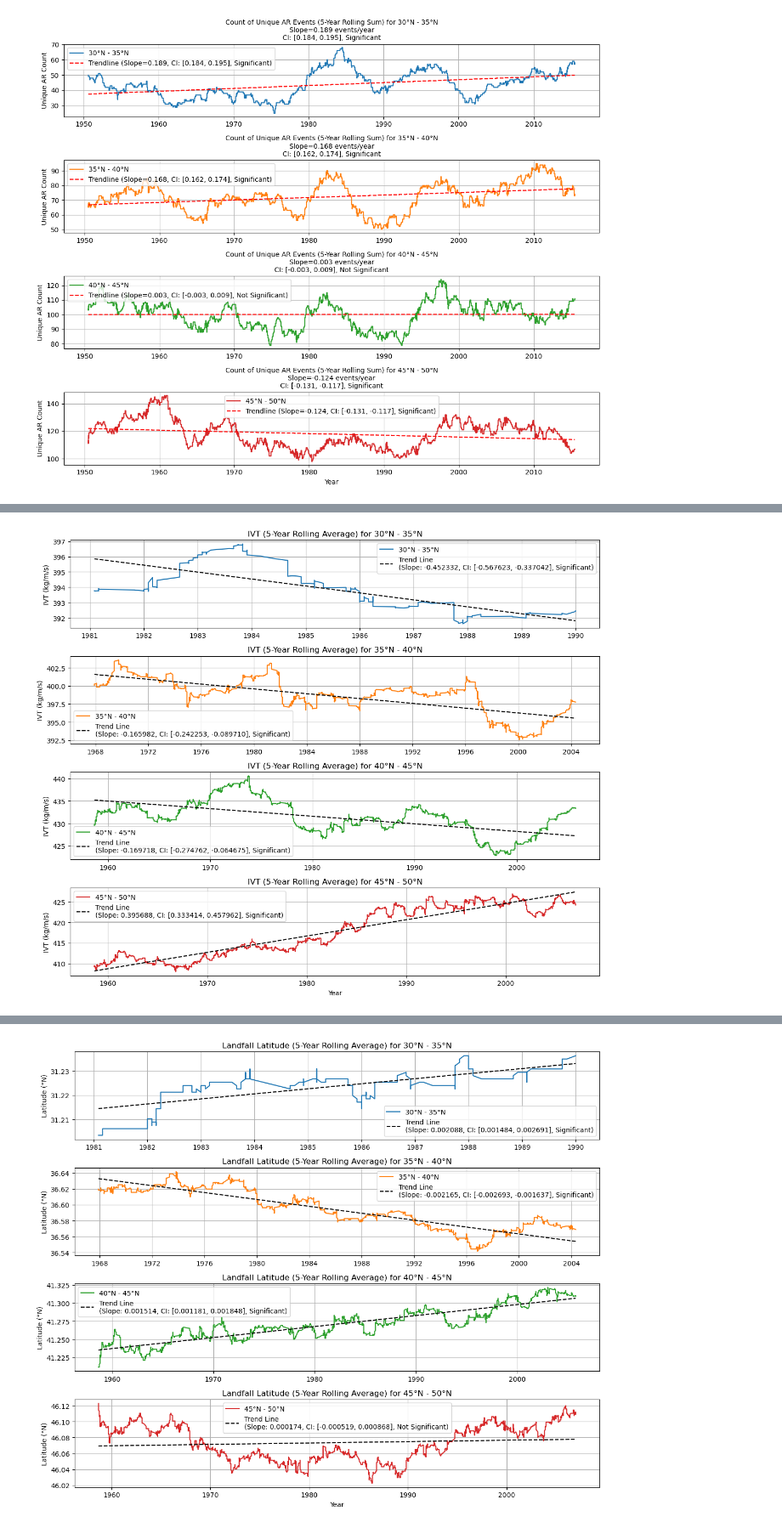
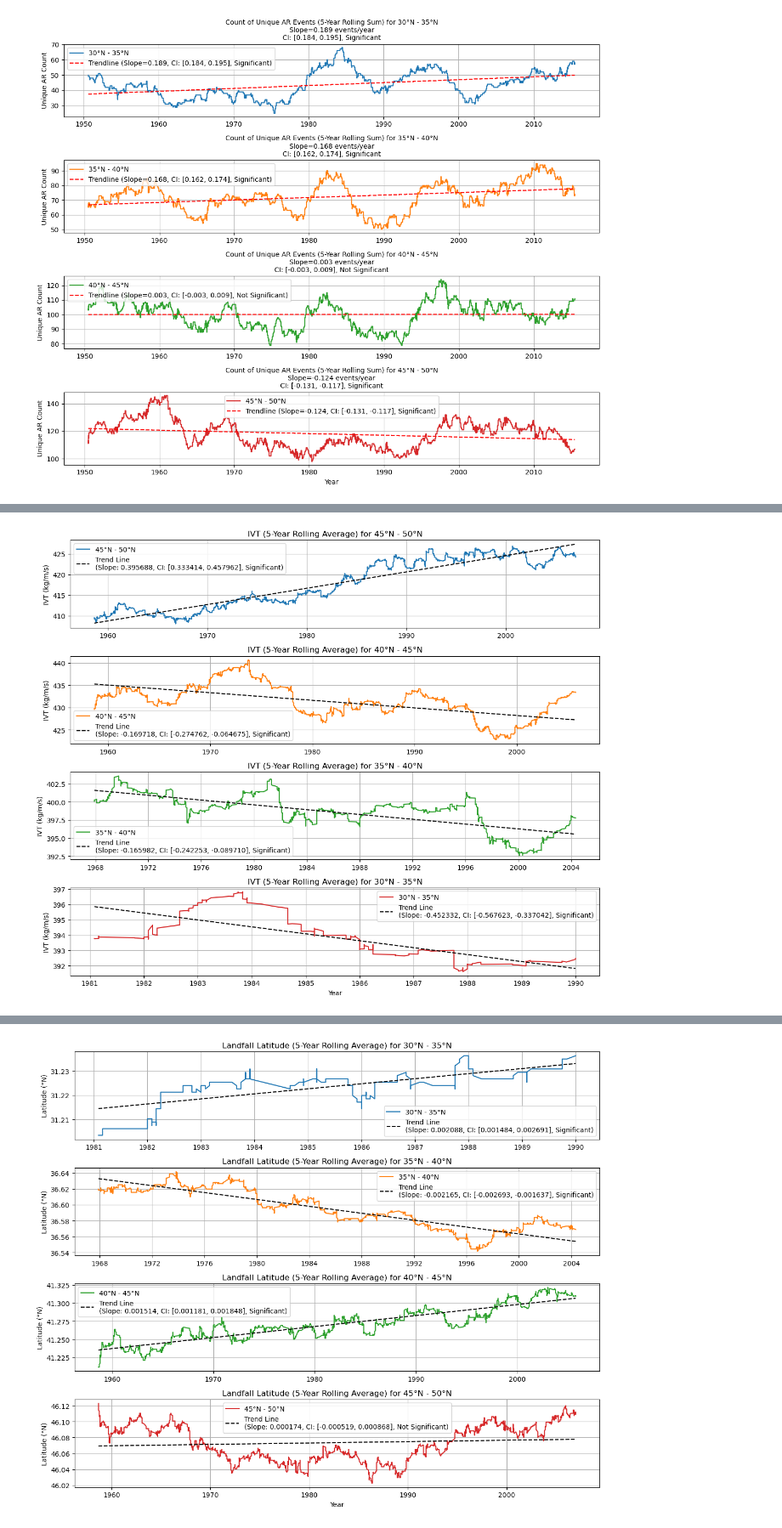
Before and after one commit to BrandonBourassa/Capstone-Code-Portfolio-ATMS-596, a Jupyter notebook: Capstone_Project_Bourassa.ipynb, the cells around one changed output, grey strips where cells are left out. Shown at 85% size. Drawn from its saved outputs; the diff is of its cells as text; code cells hidden in the pictures.

```diff
--- a/Capstone_Project_Bourassa.ipynb
+++ b/Capstone_Project_Bourassa.ipynb
@@ -290,7 +365,6 @@ Latitude Band: 45°N-50°N
   Significant: Yes
 --------------------------------------------------
 # %%
-
 # Extract variables
 time = pd.to_datetime(ar_catalog['time'].values)
 latitude = ar_catalog['Coastal_latitude'].values
@@ -310,10 +384,11 @@ for band in latitude_bands:
     band_time = time[mask]
     band_data.append((band, band_time, band_ivt))
 
-# Plot the IVT for each latitude band
+# Plot the IVT for each latitude band (in reversed order)
 plt.figure(figsize=(12, 10))
 
-for i, (band, band_time, band_ivt) in enumerate(band_data):
+# Reverse the order of latitude bands for plotting
+for i, (band, band_time, band_ivt) in enumerate(reversed(band_data)):
     plt.subplot(len(latitude_bands), 1, i + 1)
     plt.plot(band_time, band_ivt, label=f"{band[0]}°N - {band[1]}°N", color=f"C{i}")
 
@@ -327,34 +402,34 @@ for i, (band, band_time, band_ivt) in enumerate(band_data):
         slope, intercept = np.polyfit(x_valid, y_valid, 1)
         residuals = y_valid - (slope * x_valid + intercept)  # Calculate residuals
         std_err = np.std(residuals) / np.sqrt(len(x_valid))  # Standard error of the slope
 
         # Calculate the 95% confidence interval for the slope
         n = len(x_valid)  # number of valid data points
         t_critical = t.ppf(1 - 0.025, df=n - 2)  # 95% confidence, two-tailed
         margin_of_error = t_critical * std_err  # Margin of error for the slope
         ci_lower = slope - margin_of_error
         ci_upper = slope + margin_of_error
         significant = ci_lower > 0 or ci_upper < 0  # Check if the confidence interval includes zero
 
         # Plot the trendline
         plt.plot(
             band_time[valid_mask],
             slope * x_valid + intercept,
             color="black",
             linestyle="--",
             label=f"Trend Line\n(Slope: {slope:.6f}, CI: [{ci_lower:.6f}, {ci_upper:.6f}], {'Significant' if significant else 'Not Significant'})",
         )
 
     plt.title(f"IVT (5-Year Rolling Average) for {band[0]}°N - {band[1]}°N")
     plt.ylabel("IVT (kg/m/s)")
     plt.grid()
     plt.legend()
 
 plt.xlabel("Year")
 plt.tight_layout()
 plt.show()
 # %% [output]
-[figure, old version]
+[figure, new version]
 # %%
 
 # Extract variables
```
Also changed, not shown: parts of 4 cells of this notebook.
